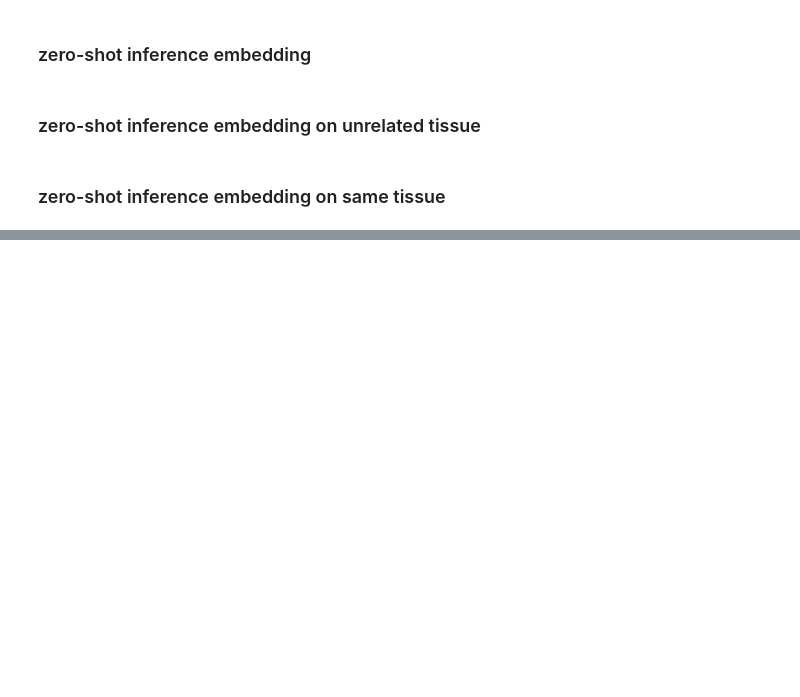
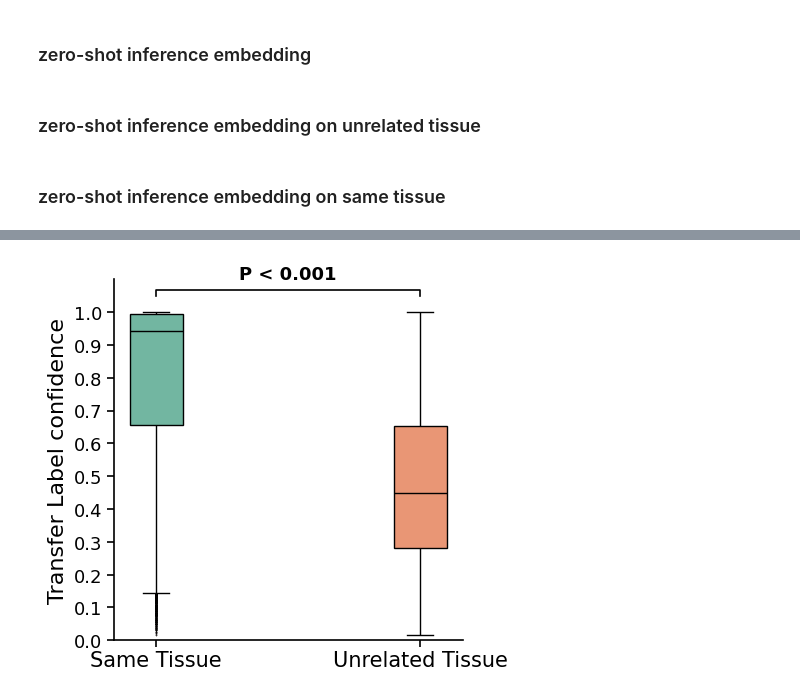
Before and after one commit to dbjzs/SpaLP_benchmark, a Jupyter notebook: Additional_foundation_validation/Unrelated_tissues.ipynb, the cells around one changed output, grey strips where cells are left out. Drawn from its saved outputs; the diff is of its cells as text; code cells hidden in the pictures; blank space fills up the shorter version.

```diff
--- a/Additional_foundation_validation/Unrelated_tissues.ipynb
+++ b/Additional_foundation_validation/Unrelated_tissues.ipynb
@@ -173,9 +141,9 @@ WARNING: The title list is shorter than the number of panels. Using 'color' valu
 # %%
 import matplotlib.pyplot as plt
 import copy
-plt.rcParams['figure.figsize'] = (6,6.5)
+plt.rcParams['figure.figsize'] = (6,5)
 plt.rcParams['font.size'] = 15
-sc.pl.embedding(adata_batch3, basis="spatial",s=7,color=['predicted_Label','predicted_Label_uncertainty','predicted_Label_uncertainty_calibrated'],title='',frameon=False)
+sc.pl.embedding(adata_batch3, basis="spatial",s=7,color=['Transfer_label','Confidence','Uncertainty'],title='',frameon=False)
 # %% [output]
 WARNING: The title list is shorter than the number of panels. Using 'color' value instead for some plots.
 WARNING: The title list is shorter than the number of panels. Using 'color' value instead for some plots.
@@ -227,0 +151,52 @@ plt.show()
+# %%
+import pandas as pd
+import seaborn as sns
+import matplotlib.pyplot as plt
+from scipy.stats import mannwhitneyu
+
+uncert_batch2 = adata_batch2.obs['Confidence'].values
+uncert_batch3 = adata_batch3.obs['Confidence'].values
+
+df3 = pd.DataFrame({'Confidence': uncert_batch2, 'Tissue': 'Unrelated Tissue'})
+df2 = pd.DataFrame({'Confidence': uncert_batch3, 'Tissue': 'Same Tissue'})
+df_plot = pd.concat([df2, df3], ignore_index=True)
+
+method_order = ['Same Tissue', 'Unrelated Tissue']
+stat, p_value = mannwhitneyu(uncert_batch3, uncert_batch2, alternative='two-sided')
+plt.figure(figsize=(5, 4.5))
+fig = plt.gcf()
+flierprops = dict(marker='s', markersize=0.1, markerfacecolor='red', markeredgecolor='black')
+ax = sns.boxplot(x='Tissue', y='Confidence', data=df_plot,
+                 palette='Set2', order=method_order,
+                 linecolor='black', linewidth=1, width=0.2, flierprops=flierprops)
+
+y_max = df_plot['Confidence'].max()
+y_range = y_max - df_plot['Confidence'].min()
+
+bar_y = y_max + (y_range * 0.05)
+bar_height = y_range * 0.02
+
+plt.plot([0, 0, 1, 1], [bar_y, bar_y + bar_height, bar_y + bar_height, bar_y], lw=1.2, c='black')
+
+p_text = f'P < 0.001' if p_value < 0.001 else f'P = {p_value:.3f}'
+plt.text(0.5, bar_y + bar_height + (y_range * 0.02), p_text,
+         ha='center', va='bottom', fontsize=13, color='black', fontweight='bold')
+# ==========================================================
+
+plt.title('', fontsize=18)
+plt.xlabel('', fontsize=12)
+plt.ylabel('Transfer Label confidence', fontsize=16)
+ax.tick_params(axis='x', rotation=0, labelsize=15, length=5, width=1.2, pad=2, bottom=True)
+ax.tick_params(axis='y', length=5, width=1.2, labelsize=13, left=True)
+plt.ylim(0, 1.1)
+plt.yticks(np.arange(0, 1.01, 0.1))
+for spine in ax.spines.values():
+    spine.set_linewidth(1.2)
+
+ax.spines['top'].set_visible(False)
+ax.spines['right'].set_visible(False)
+plt.tight_layout()
+fig.savefig('/home/dbj/SpaLP/gittest/SpaLP/general/MERFISH/unrelatedtissues/boxplotConfidence.png', dpi=800, bbox_inches='tight')
+plt.show()
+# %% [output]
+[figure, added]
```
Also changed, not shown: parts of 14 cells of this notebook.
